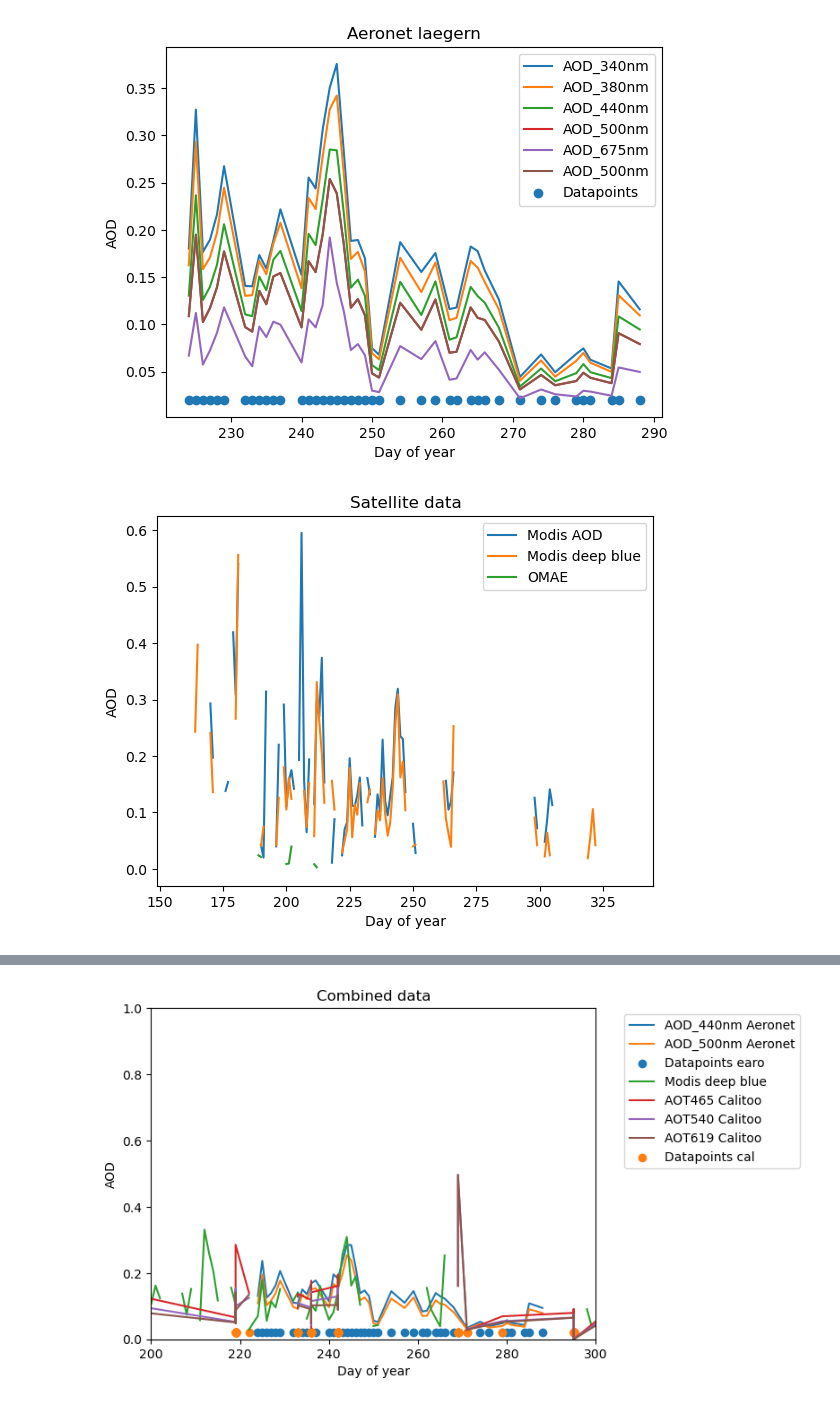
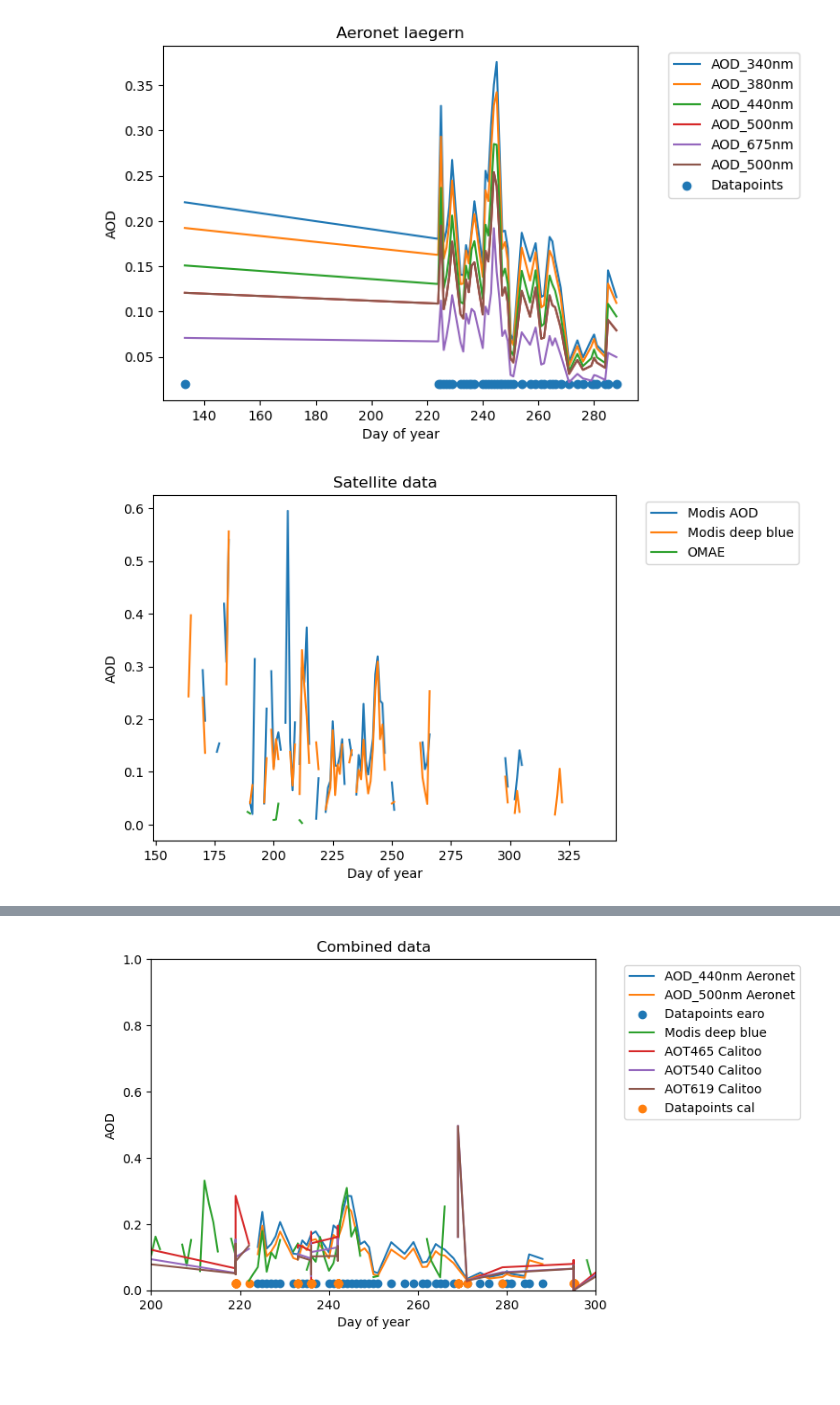
Before and after one commit to Mdmdma/atmospheric_remote_sensing, a Jupyter notebook: analysis_vs/aeronet_omi.ipynb, the cells around one changed output, grey strips where cells are left out. Cells and saved outputs as stored; diff of their text form; code cells hidden in the pictures; blank space fills up the shorter version.

```diff
--- a/analysis_vs/aeronet_omi.ipynb
+++ b/analysis_vs/aeronet_omi.ipynb
@@ -1,29 +1,39 @@
 # %%
 import pandas as pd
 import numpy as np
 import matplotlib.pyplot as plt
+import os
+from IPython.display import display
+import chardet
+location = 'laegern'
 
-laegern08 = pd.read_csv(r'../data_aeronet/20240801_20240831_Laegeren.txt', delimiter=',', skiprows=6)
-laegern09 = pd.read_csv(r'../data_aeronet/20240901_20240930_Laegeren.txt', delimiter=',', skiprows=6)
-laegern10 = pd.read_csv(r'../data_aeronet/20241001_20241031_Laegeren.txt', delimiter=',', skiprows=6)
-data_aeronet = pd.concat([laegern08, laegern09, laegern10], axis=0, ignore_index=True)
+data_aeronet = pd.DataFrame()
+folder_path = f'../data_aeronet/{location}/'
+for filename in os.listdir(folder_path):
+        # Full path to the file
+        file_path = os.path.join(folder_path, filename)
+        # Check if it's a file (not a subdirectory)
+        if os.path.isfile(file_path):
+            #print(filename)
+            data_aeronet = pd.concat([data_aeronet, pd.read_csv((folder_path+filename), skiprows=6, encoding='ISO-8859-9')], axis=0)
 
+data_aeronet = data_aeronet.replace(-999, np.nan)
 data_aeronet['Date(dd:mm:yyyy)'] = pd.to_datetime(data_aeronet['Date(dd:mm:yyyy)'], format='%d:%m:%Y')
 data_aeronet = data_aeronet.replace(-9999, np.nan)
 
 wavelengths_aer = ['AOD_340nm', 'AOD_380nm','AOD_440nm', 'AOD_500nm','AOD_675nm','AOD_500nm']
 for wavelength in wavelengths_aer:
     plt.plot(data_aeronet['Day_of_Year'], data_aeronet[wavelength], label=wavelength)
 
 
 plt.scatter(data_aeronet['Day_of_Year'], np.full((data_aeronet.shape[0],), 0.02), label='Datapoints')
-plt.legend()
+plt.legend(bbox_to_anchor=(1.05, 1), loc='upper left')
 plt.xlabel('Day of year')
 plt.ylabel('AOD')
-plt.title('Aeronet laegern')
+plt.title(f'Aeronet {location}')
 plt.show()
 # %% [output]
-[figure, old version]
+[figure, new version]
 # %%
 
 modisAOD = pd.read_csv(r'../data_satelite/g4.areaAvgTimeSeries.MOD08_D3_6_1_Aerosol_Optical_Depth_Land_Ocean_Mean.20240601-20241201.7E_47N_8E_48N.csv', skiprows=7)
@@ -41,13 +51,13 @@ instruments = ['Modis AOD', 'Modis deep blue', 'OMAE']
 for instrument in instruments:
     plt.plot(data_satelite['time'].dt.dayofyear, data_satelite[instrument], label=instrument )
 
-plt.legend()
+plt.legend(bbox_to_anchor=(1.05, 1), loc='upper left')
 plt.title('Satellite data')
 plt.xlabel('Day of year')
 plt.ylabel('AOD')
 plt.show()
 # %% [output]
-[figure, old version]
+[figure, new version]
 # %%
 #sett alpha <2, r2 >0.95
 data_calitoo_ours = pd.read_csv(r'../Daten calitoo/0124_20240604_075512_10_ours_adjusted.txt', delimiter=';', skiprows=6)
```
Also changed, not shown: parts of 1 cell of this notebook, 15 other files.
